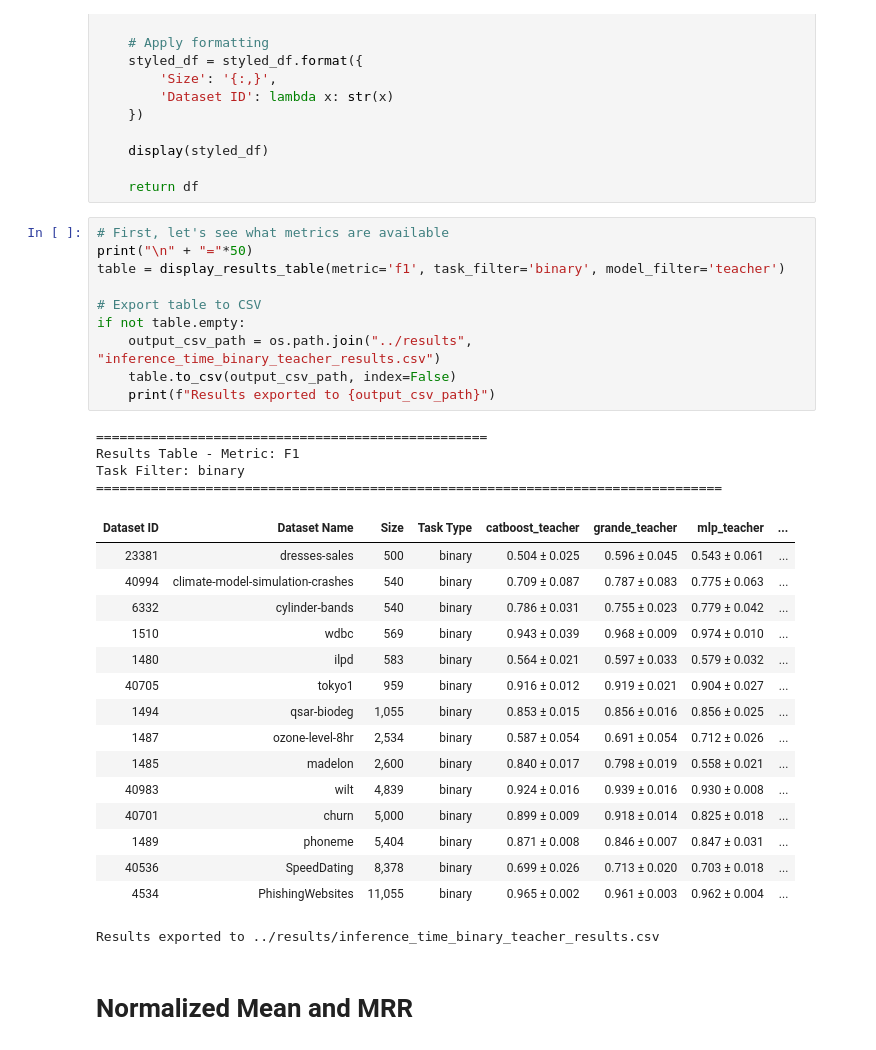
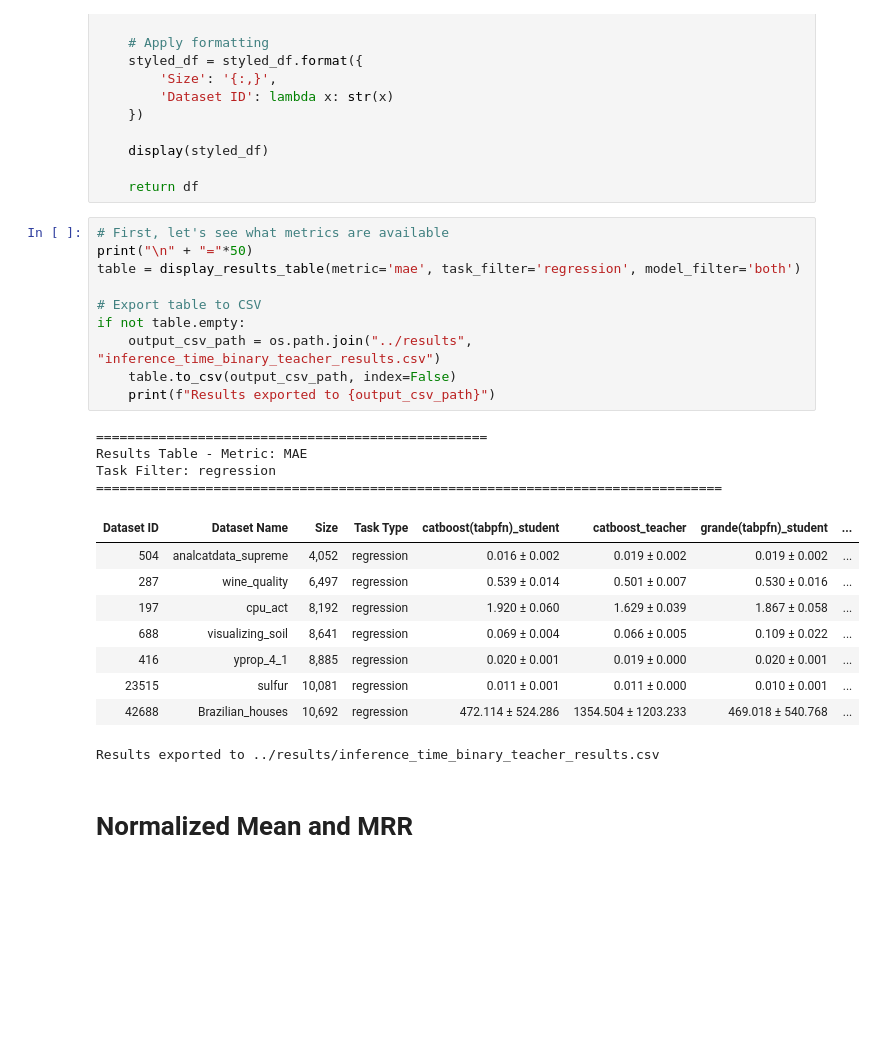
Before and after one commit to RaiiZen1/master-projectV2, a Jupyter notebook: notebooks/results_analysis.ipynb, the cells around one changed output. Drawn from its saved outputs; the diff is of its cells as text; blank space fills up the shorter version.

```diff
--- a/notebooks/results_analysis.ipynb
+++ b/notebooks/results_analysis.ipynb
@@ -329,33 +329,26 @@ def display_results_table(metric='f1', task_filter=None, model_filter=None):
 # %%
 # First, let's see what metrics are available
 print("\n" + "="*50)
-table = display_results_table(metric='f1', task_filter='binary', model_filter='teacher')
+table = display_results_table(metric='mae', task_filter='regression', model_filter='both')
 
 # Export table to CSV
 if not table.empty:
     output_csv_path = os.path.join("../results", "inference_time_binary_teacher_results.csv")
     table.to_csv(output_csv_path, index=False)
     print(f"Results exported to {output_csv_path}")
 # %% [output]
 ==================================================
-Results Table - Metric: F1
-Task Filter: binary
+Results Table - Metric: MAE
+Task Filter: regression
 ================================================================================
-| Dataset ID | Dataset Name | Size | Task Type | catboost_teacher | grande_teacher | mlp_teacher | ... |
-| 23381 | dresses-sales | 500 | binary | 0.504 ± 0.025 | 0.596 ± 0.045 | 0.543 ± 0.061 | ... |
-| 40994 | climate-model-simulation-crashes | 540 | binary | 0.709 ± 0.087 | 0.787 ± 0.083 | 0.775 ± 0.063 | ... |
-| 6332 | cylinder-bands | 540 | binary | 0.786 ± 0.031 | 0.755 ± 0.023 | 0.779 ± 0.042 | ... |
-| 1510 | wdbc | 569 | binary | 0.943 ± 0.039 | 0.968 ± 0.009 | 0.974 ± 0.010 | ... |
-| 1480 | ilpd | 583 | binary | 0.564 ± 0.021 | 0.597 ± 0.033 | 0.579 ± 0.032 | ... |
-| 40705 | tokyo1 | 959 | binary | 0.916 ± 0.012 | 0.919 ± 0.021 | 0.904 ± 0.027 | ... |
-| 1494 | qsar-biodeg | 1,055 | binary | 0.853 ± 0.015 | 0.856 ± 0.016 | 0.856 ± 0.025 | ... |
-| 1487 | ozone-level-8hr | 2,534 | binary | 0.587 ± 0.054 | 0.691 ± 0.054 | 0.712 ± 0.026 | ... |
-| 1485 | madelon | 2,600 | binary | 0.840 ± 0.017 | 0.798 ± 0.019 | 0.558 ± 0.021 | ... |
-| 40983 | wilt | 4,839 | binary | 0.924 ± 0.016 | 0.939 ± 0.016 | 0.930 ± 0.008 | ... |
-| 40701 | churn | 5,000 | binary | 0.899 ± 0.009 | 0.918 ± 0.014 | 0.825 ± 0.018 | ... |
-| 1489 | phoneme | 5,404 | binary | 0.871 ± 0.008 | 0.846 ± 0.007 | 0.847 ± 0.031 | ... |
-| 40536 | SpeedDating | 8,378 | binary | 0.699 ± 0.026 | 0.713 ± 0.020 | 0.703 ± 0.018 | ... |
-| 4534 | PhishingWebsites | 11,055 | binary | 0.965 ± 0.002 | 0.961 ± 0.003 | 0.962 ± 0.004 | ... |
+| Dataset ID | Dataset Name | Size | Task Type | catboost(tabpfn)_student | catboost_teacher | grande(tabpfn)_student | ... |
+| 504 | analcatdata_supreme | 4,052 | regression | 0.016 ± 0.002 | 0.019 ± 0.002 | 0.019 ± 0.002 | ... |
+| 287 | wine_quality | 6,497 | regression | 0.539 ± 0.014 | 0.501 ± 0.007 | 0.530 ± 0.016 | ... |
+| 197 | cpu_act | 8,192 | regression | 1.920 ± 0.060 | 1.629 ± 0.039 | 1.867 ± 0.058 | ... |
+| 688 | visualizing_soil | 8,641 | regression | 0.069 ± 0.004 | 0.066 ± 0.005 | 0.109 ± 0.022 | ... |
+| 416 | yprop_4_1 | 8,885 | regression | 0.020 ± 0.001 | 0.019 ± 0.000 | 0.020 ± 0.001 | ... |
+| 23515 | sulfur | 10,081 | regression | 0.011 ± 0.001 | 0.011 ± 0.000 | 0.010 ± 0.001 | ... |
+| 42688 | Brazilian_houses | 10,692 | regression | 472.114 ± 524.286 | 1354.504 ± 1203.233 | 469.018 ± 540.768 | ... |
 Results exported to ../results/inference_time_binary_teacher_results.csv
 # %% [markdown]
 # Normalized Mean and MRR
```
Also changed, not shown: parts of 9 cells of this notebook, 2 other files.
